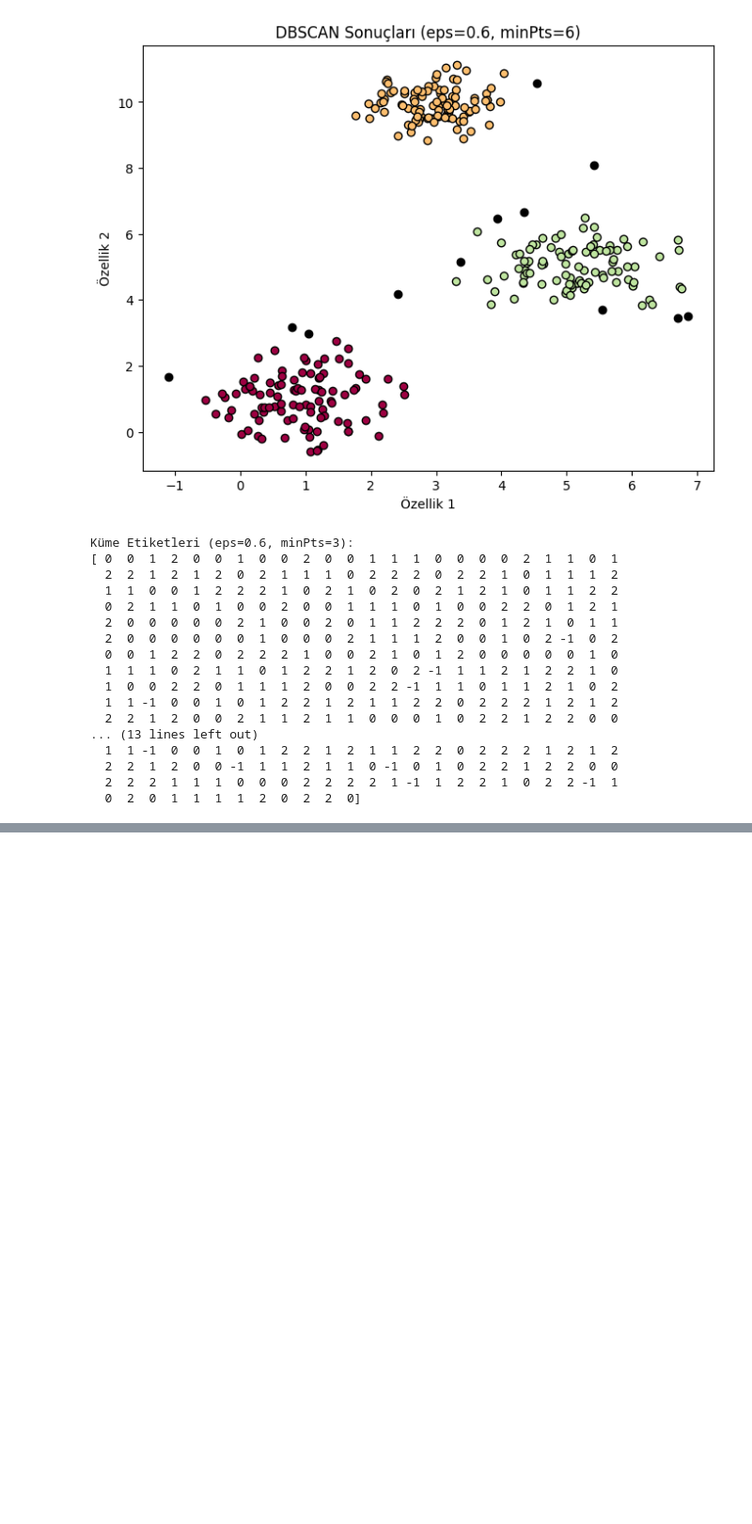
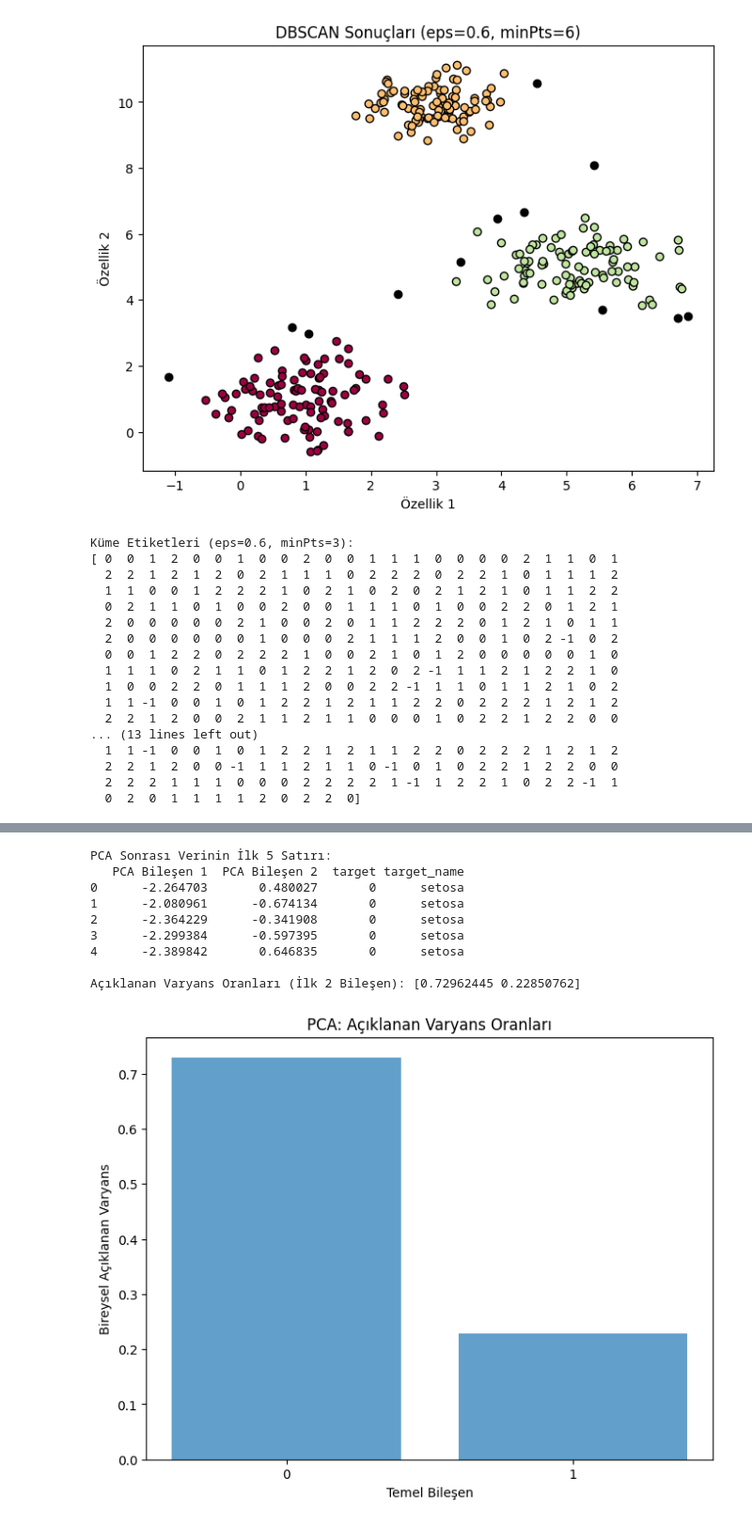
Before and after one commit to Furk4nBulut/Uygulamalarla-Makine-Ogrenmesi-ve-Derin-Ogrenme-Atolyesi, a Jupyter notebook: Week-3/Day-5/Clustering.ipynb, the cells around one changed output, grey strips where cells are left out. Shown at 94% size. Drawn from its saved outputs; the diff is of its cells as text; code cells hidden in the pictures; blank space fills up the shorter version.

```diff
--- a/Week-3/Day-5/Clustering.ipynb
+++ b/Week-3/Day-5/Clustering.ipynb
@@ -384,0 +592,42 @@ Küme Etiketleri (eps=0.6, minPts=3):
+# %%
+# 2. PCA ile Boyut İndirgeme (4 boyuttan 2 boyuta)
+pca = PCA(n_components=2)
+X_pca = pca.fit_transform(X_scaled)
+
+# PCA Sonrası Verinin İlk Birkaç Satırı ve Varyans Oranları (Tablo ve Çizgi Grafiği)
+df_pca = pd.DataFrame(data=X_pca, columns=['PCA Bileşen 1', 'PCA Bileşen 2'])
+df_pca['target'] = y
+df_pca['target_name'] = df_pca['target'].apply(lambda x: target_names[x])
+
+print("\nPCA Sonrası Verinin İlk 5 Satırı:")
+print(df_pca.head())
+
+explained_variance_ratio = pca.explained_variance_ratio_
+print("\nAçıklanan Varyans Oranları (İlk 2 Bileşen):", explained_variance_ratio)
+
+plt.figure(figsize=(8, 6))
+plt.bar(range(pca.n_components_), explained_variance_ratio, alpha=0.7, align='center')
+plt.ylabel('Bireysel Açıklanan Varyans')
+plt.xlabel('Temel Bileşen')
+plt.title('PCA: Açıklanan Varyans Oranları')
+plt.xticks(range(pca.n_components_))
+plt.show()
+
+# PCA Sonrası Verinin Görselleştirilmesi (Saçılım Grafiği)
+plt.figure(figsize=(8, 6))
+sns.scatterplot(x='PCA Bileşen 1', y='PCA Bileşen 2', hue='target_name', data=df_pca)
+plt.title('PCA ile 2 Boyuta İndirgenmiş Veri')
+plt.xlabel('PCA Bileşen 1')
+plt.ylabel('PCA Bileşen 2')
+plt.show()
+# %% [output]
+PCA Sonrası Verinin İlk 5 Satırı:
+   PCA Bileşen 1  PCA Bileşen 2  target target_name
+0      -2.264703       0.480027       0      setosa
+1      -2.080961      -0.674134       0      setosa
+2      -2.364229      -0.341908       0      setosa
+3      -2.299384      -0.597395       0      setosa
+4      -2.389842       0.646835       0      setosa
+
+Açıklanan Varyans Oranları (İlk 2 Bileşen): [0.72962445 0.22850762]
+[figure, added]
```
Also changed, not shown: parts of 13 cells of this notebook, 1 other file.
